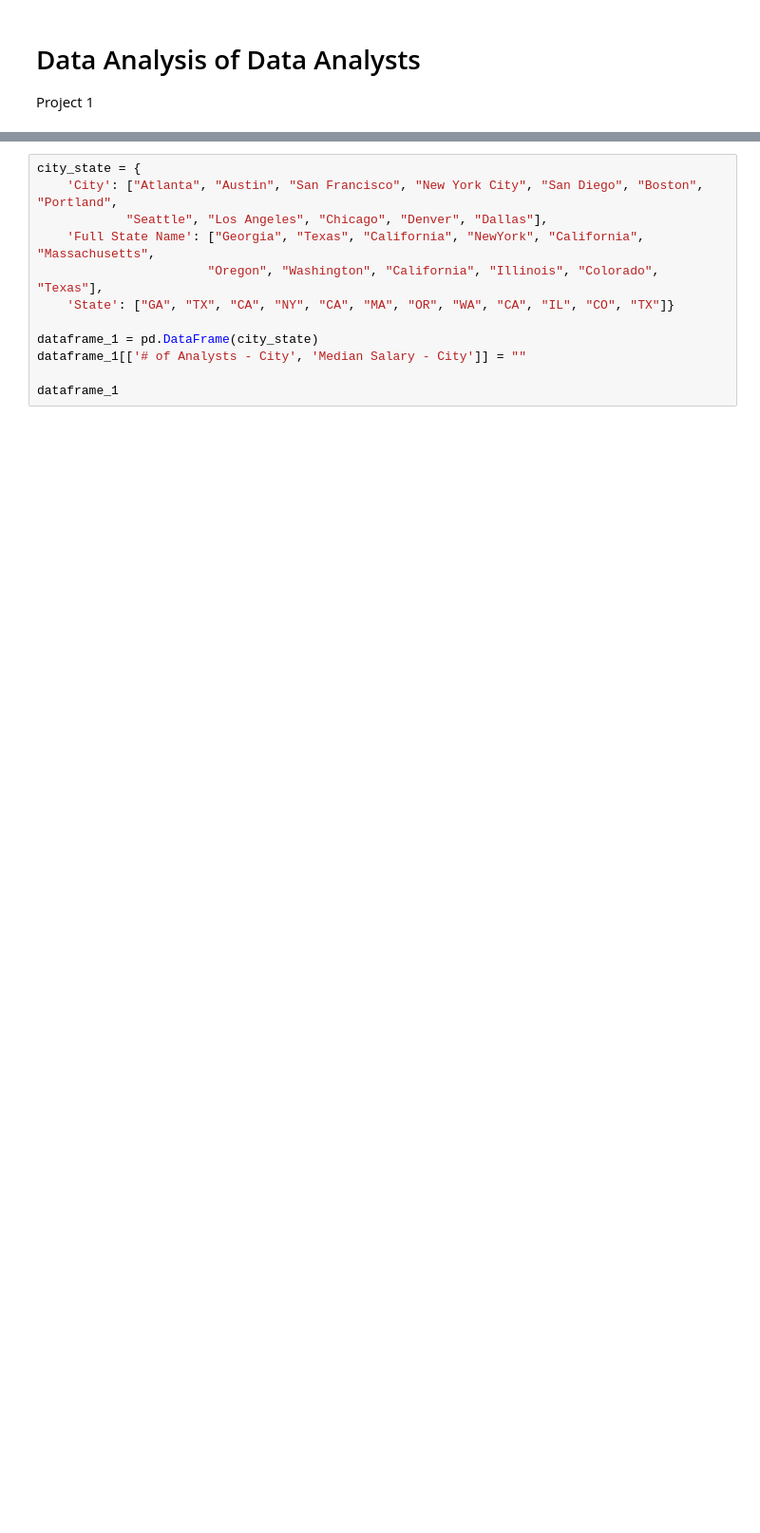
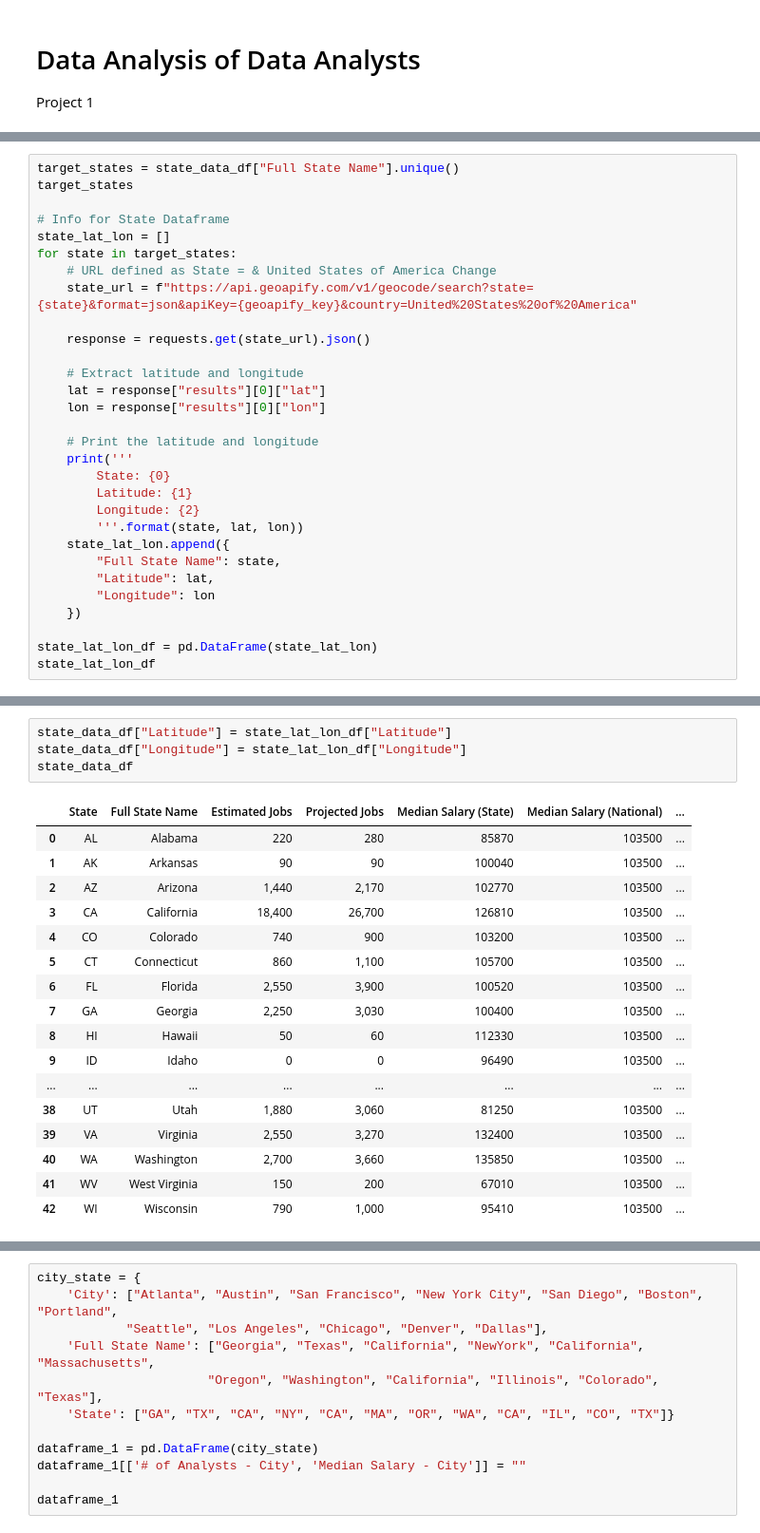
Before and after one commit to peatk/Group3_Project_-1, a Jupyter notebook: DataAnalysisDataAnalysts AC copy.ipynb, the cells around one changed output, grey strips where cells are left out. Shown at 95% size. Cells and saved outputs as stored; diff of their text form; blank space fills up the shorter version.

```diff
--- a/DataAnalysisDataAnalysts AC copy.ipynb
+++ b/DataAnalysisDataAnalysts AC copy.ipynb
@@ -71,0 +73,30 @@ from config import api_key
+# %%
+target_states = state_data_df["Full State Name"].unique()
+target_states
+
+# Info for State Dataframe
+state_lat_lon = []
+for state in target_states:
+    # URL defined as State = & United States of America Change
+    state_url = f"https://api.geoapify.com/v1/geocode/search?state={state}&format=json&apiKey={geoapify_key}&country=United%20States%20of%20America"
+
+    response = requests.get(state_url).json()
+
+    # Extract latitude and longitude
+    lat = response["results"][0]["lat"]
+    lon = response["results"][0]["lon"]
+
+    # Print the latitude and longitude
+    print('''
+        State: {0}
+        Latitude: {1}
+        Longitude: {2}
+        '''.format(state, lat, lon))
+    state_lat_lon.append({
+        "Full State Name": state,
+        "Latitude": lat,
+        "Longitude": lon
+    })
+
+state_lat_lon_df = pd.DataFrame(state_lat_lon)
+state_lat_lon_df
@@ -71,0 +138,22 @@ from config import api_key
+# %%
+state_data_df["Latitude"] = state_lat_lon_df["Latitude"]
+state_data_df["Longitude"] = state_lat_lon_df["Longitude"]
+state_data_df
+# %% [output]
+|  | State | Full State Name | Estimated Jobs | Projected Jobs | Median Salary (State) | Median Salary (National) | ... |
+| 0 | AL | Alabama | 220 | 280 | 85870 | 103500 | ... |
+| 1 | AK | Arkansas | 90 | 90 | 100040 | 103500 | ... |
+| 2 | AZ | Arizona | 1,440 | 2,170 | 102770 | 103500 | ... |
+| 3 | CA | California | 18,400 | 26,700 | 126810 | 103500 | ... |
+| 4 | CO | Colorado | 740 | 900 | 103200 | 103500 | ... |
+| 5 | CT | Connecticut | 860 | 1,100 | 105700 | 103500 | ... |
+| 6 | FL | Florida | 2,550 | 3,900 | 100520 | 103500 | ... |
+| 7 | GA | Georgia | 2,250 | 3,030 | 100400 | 103500 | ... |
+| 8 | HI | Hawaii | 50 | 60 | 112330 | 103500 | ... |
+| 9 | ID | Idaho | 0 | 0 | 96490 | 103500 | ... |
+| ... | ... | ... | ... | ... | ... | ... | ... |
+| 38 | UT | Utah | 1,880 | 3,060 | 81250 | 103500 | ... |
+| 39 | VA | Virginia | 2,550 | 3,270 | 132400 | 103500 | ... |
+| 40 | WA | Washington | 2,700 | 3,660 | 135850 | 103500 | ... |
+| 41 | WV | West Virginia | 150 | 200 | 67010 | 103500 | ... |
+| 42 | WI | Wisconsin | 790 | 1,000 | 95410 | 103500 | ... |
```
Also changed, not shown: parts of 13 cells of this notebook, 3 other files.
